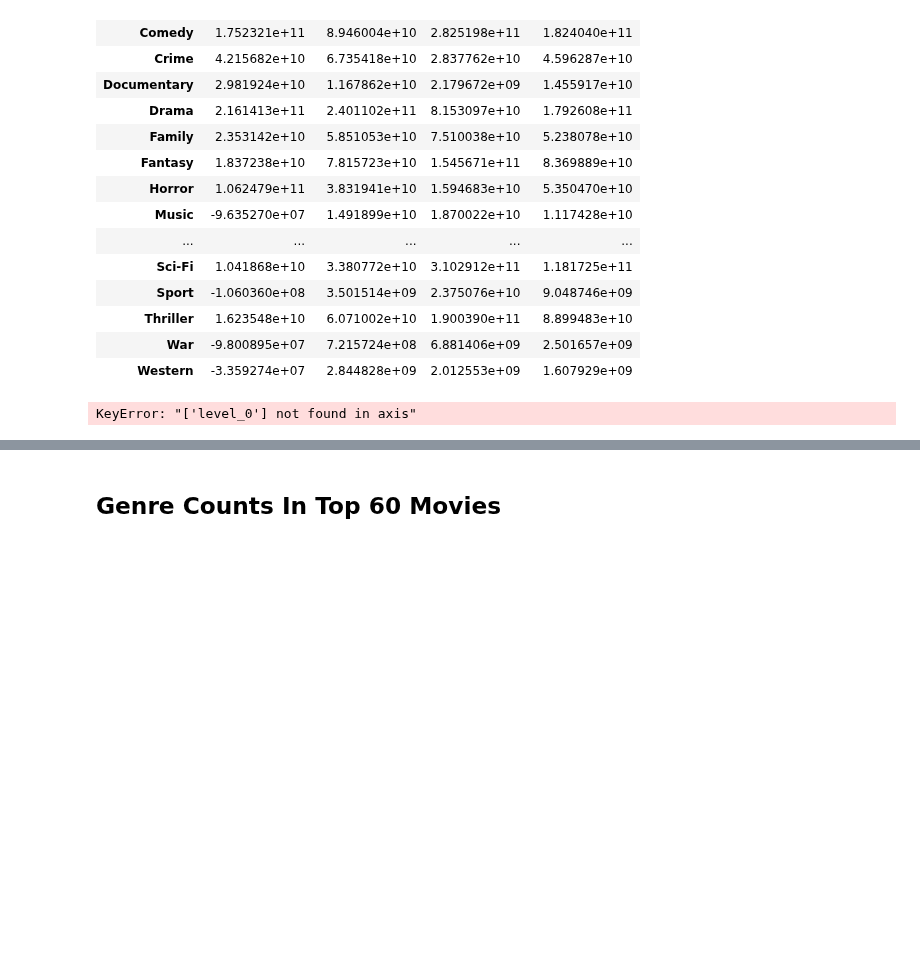
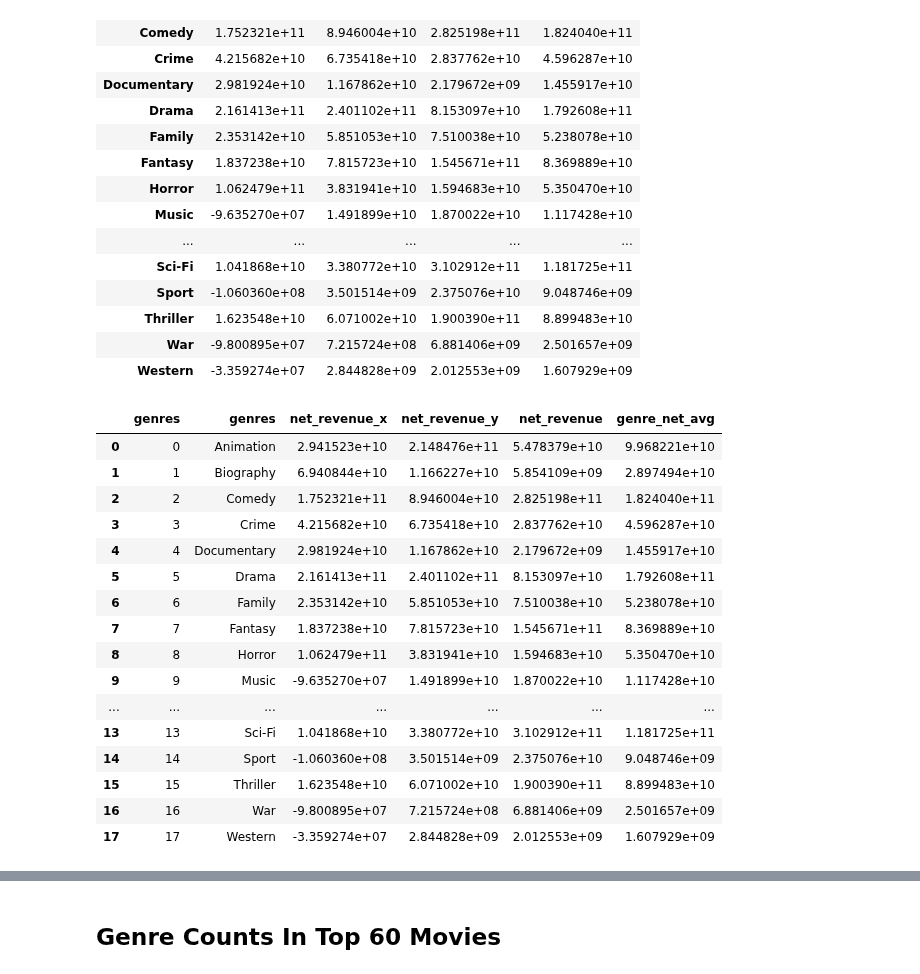
Before and after one commit to reboyce/Gilbert-Team-Repo, a Jupyter notebook: Notebooks/Chris Notebook.ipynb, the cells around one changed output, grey strips where cells are left out. Cells and saved outputs as stored; diff of their text form; code cells hidden in the pictures; blank space fills up the shorter version.

```diff
--- a/Notebooks/Chris Notebook.ipynb
+++ b/Notebooks/Chris Notebook.ipynb
@@ -489,9 +487,23 @@ genre_net
 | Western | -3.359274e+07 | 2.844828e+09 | 2.012553e+09 | 1.607929e+09 |
 # %%
 genre_net = genre_net.reset_index()
-genre_net = genre_net.rename(columns={'index': 'genres'} )
-# genre_net
+genre_net = genre_net.rename(columns={'index': 'genres'})
+genre_net
+# %% [output]
+|  | genres | genres | net_revenue_x | net_revenue_y | net_revenue | genre_net_avg |
+| 0 | 0 | Animation | 2.941523e+10 | 2.148476e+11 | 5.478379e+10 | 9.968221e+10 |
+| 1 | 1 | Biography | 6.940844e+10 | 1.166227e+10 | 5.854109e+09 | 2.897494e+10 |
+| 2 | 2 | Comedy | 1.752321e+11 | 8.946004e+10 | 2.825198e+11 | 1.824040e+11 |
+| 3 | 3 | Crime | 4.215682e+10 | 6.735418e+10 | 2.837762e+10 | 4.596287e+10 |
+| 4 | 4 | Documentary | 2.981924e+10 | 1.167862e+10 | 2.179672e+09 | 1.455917e+10 |
+| 5 | 5 | Drama | 2.161413e+11 | 2.401102e+11 | 8.153097e+10 | 1.792608e+11 |
+| 6 | 6 | Family | 2.353142e+10 | 5.851053e+10 | 7.510038e+10 | 5.238078e+10 |
+| 7 | 7 | Fantasy | 1.837238e+10 | 7.815723e+10 | 1.545671e+11 | 8.369889e+10 |
+| 8 | 8 | Horror | 1.062479e+11 | 3.831941e+10 | 1.594683e+10 | 5.350470e+10 |
+| 9 | 9 | Music | -9.635270e+07 | 1.491899e+10 | 1.870022e+10 | 1.117428e+10 |
+| ... | ... | ... | ... | ... | ... | ... |
+| 13 | 13 | Sci-Fi | 1.041868e+10 | 3.380772e+10 | 3.102912e+11 | 1.181725e+11 |
+| 14 | 14 | Sport | -1.060360e+08 | 3.501514e+09 | 2.375076e+10 | 9.048746e+09 |
+| 15 | 15 | Thriller | 1.623548e+10 | 6.071002e+10 | 1.900390e+11 | 8.899483e+10 |
+| 16 | 16 | War | -9.800895e+07 | 7.215724e+08 | 6.881406e+09 | 2.501657e+09 |
+| 17 | 17 | Western | -3.359274e+07 | 2.844828e+09 | 2.012553e+09 | 1.607929e+09 |
-# %%
-genre_net = genre_net.drop(columns='level_0')
-# %% [output]
-KeyError: "['level_0'] not found in axis"
```
Also changed, not shown: parts of 13 cells of this notebook.
